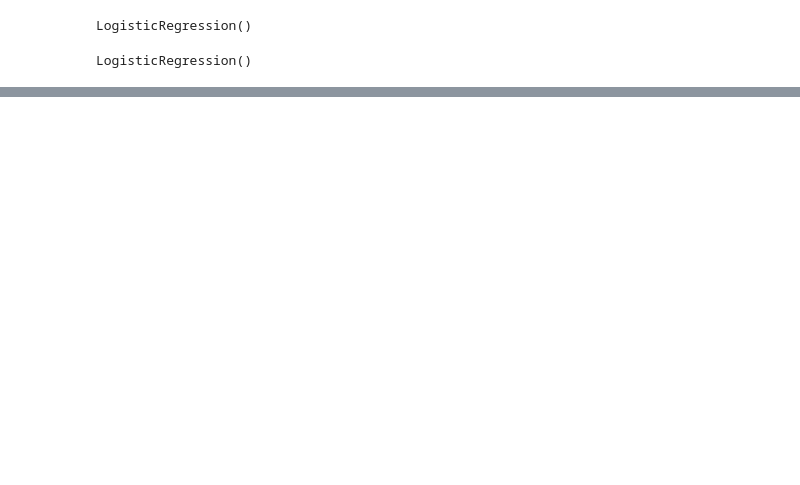
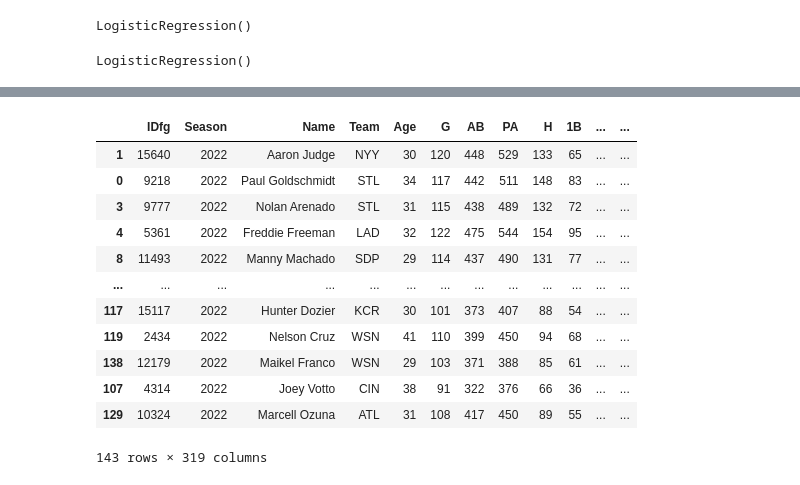
Before and after one commit to lbp12/Moneyball, a Jupyter notebook: NewCleanerWithMachineLearning.ipynb, the cells around one changed output, grey strips where cells are left out. Saved outputs shown, nothing was run; the diff lists cells and outputs as text; code cells hidden in the pictures; blank space fills up the shorter version.

Commit message:
Add files via upload
Adding current state of ML model with current year stats

```diff
--- a/NewCleanerWithMachineLearning.ipynb
+++ b/NewCleanerWithMachineLearning.ipynb
@@ -333,0 +349,22 @@ print(accuracy_score(y_test, y_pred))
+# %%
+# Import 2022 stats
+
+from pybaseball import batting_stats
+
+current_year = batting_stats(2022)
+
+current_year
+# %% [output]
+|  | IDfg | Season | Name | Team | Age | G | AB | PA | H | 1B | ... | ... |
+| 1 | 15640 | 2022 | Aaron Judge | NYY | 30 | 120 | 448 | 529 | 133 | 65 | ... | ... |
+| 0 | 9218 | 2022 | Paul Goldschmidt | STL | 34 | 117 | 442 | 511 | 148 | 83 | ... | ... |
+| 3 | 9777 | 2022 | Nolan Arenado | STL | 31 | 115 | 438 | 489 | 132 | 72 | ... | ... |
+| 4 | 5361 | 2022 | Freddie Freeman | LAD | 32 | 122 | 475 | 544 | 154 | 95 | ... | ... |
+| 8 | 11493 | 2022 | Manny Machado | SDP | 29 | 114 | 437 | 490 | 131 | 77 | ... | ... |
+| ... | ... | ... | ... | ... | ... | ... | ... | ... | ... | ... | ... | ... |
+| 117 | 15117 | 2022 | Hunter Dozier | KCR | 30 | 101 | 373 | 407 | 88 | 54 | ... | ... |
+| 119 | 2434 | 2022 | Nelson Cruz | WSN | 41 | 110 | 399 | 450 | 94 | 68 | ... | ... |
+| 138 | 12179 | 2022 | Maikel Franco | WSN | 29 | 103 | 371 | 388 | 85 | 61 | ... | ... |
+| 107 | 4314 | 2022 | Joey Votto | CIN | 38 | 91 | 322 | 376 | 66 | 36 | ... | ... |
+| 129 | 10324 | 2022 | Marcell Ozuna | ATL | 31 | 108 | 417 | 450 | 89 | 55 | ... | ... |
+143 rows × 319 columns
```
Also changed, not shown: parts of 19 cells of this notebook.
